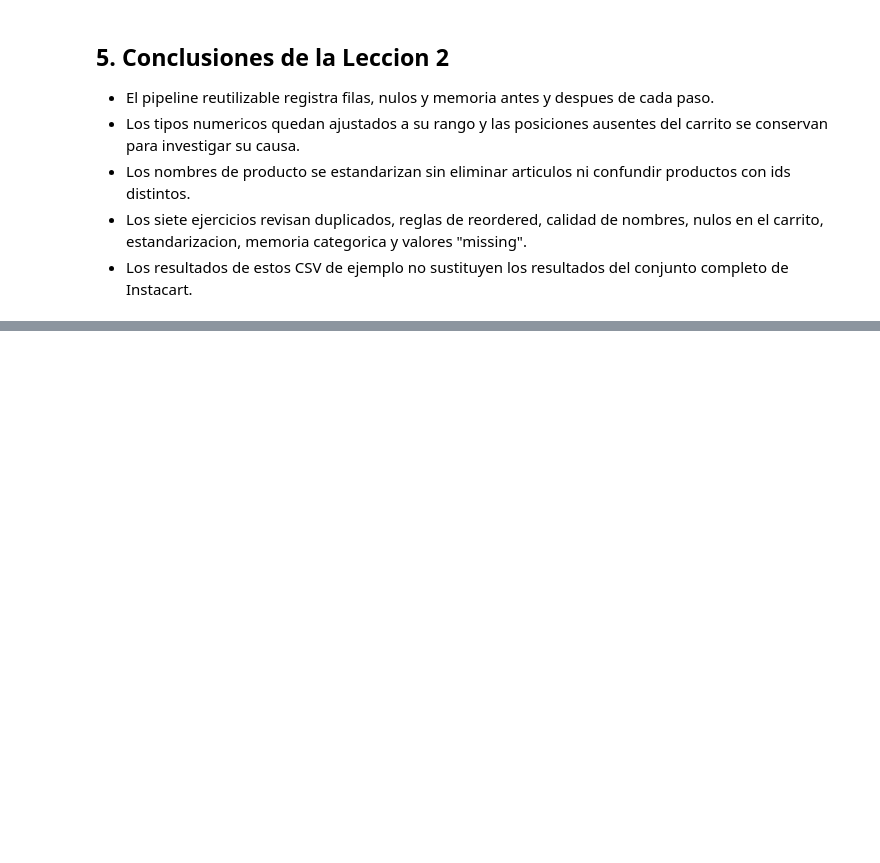
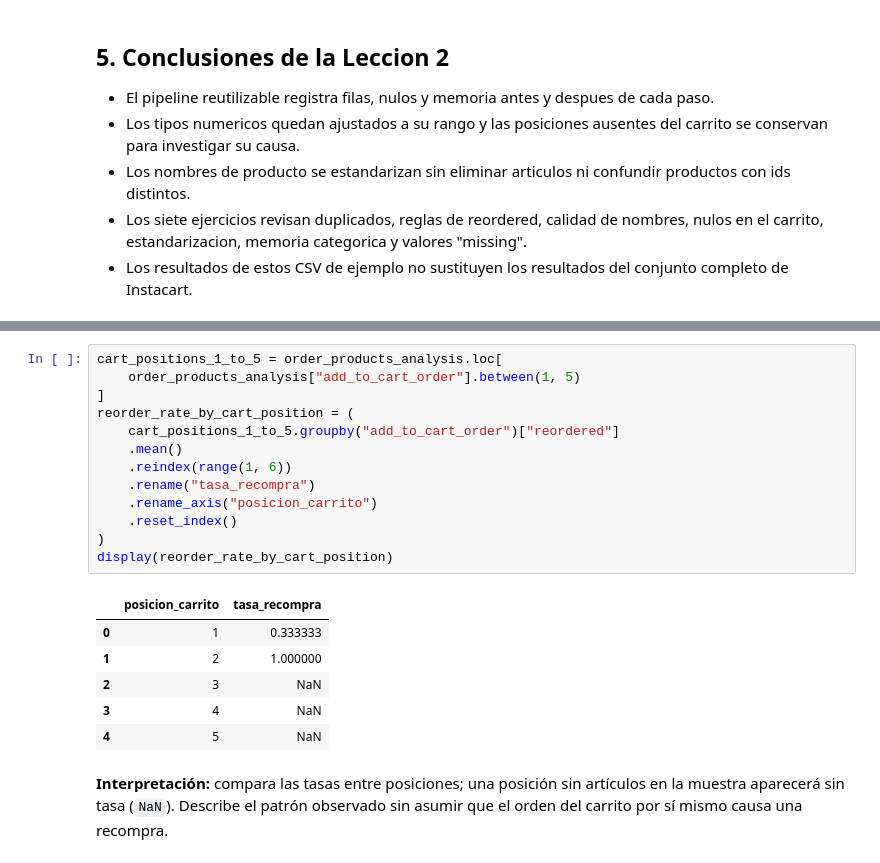
Before and after one commit to orozco231212/INSTARCARD_ANALISIS, a Jupyter notebook: instacart-analisis/notebooks/pandas_labs.ipynb, the cells around one changed output, grey strips where cells are left out. Drawn from its saved outputs; the diff is of its cells as text; blank space fills up the shorter version.

```diff
--- a/instacart-analisis/notebooks/pandas_labs.ipynb
+++ b/instacart-analisis/notebooks/pandas_labs.ipynb
@@ -541,0 +815,22 @@ La tabla original conserva sus valores: ['produce', 'dairy']
+# %%
+cart_positions_1_to_5 = order_products_analysis.loc[
+    order_products_analysis["add_to_cart_order"].between(1, 5)
+]
+reorder_rate_by_cart_position = (
+    cart_positions_1_to_5.groupby("add_to_cart_order")["reordered"]
+    .mean()
+    .reindex(range(1, 6))
+    .rename("tasa_recompra")
+    .rename_axis("posicion_carrito")
+    .reset_index()
+)
+display(reorder_rate_by_cart_position)
+# %% [output]
+|  | posicion_carrito | tasa_recompra |
+| 0 | 1 | 0.333333 |
+| 1 | 2 | 1.000000 |
+| 2 | 3 | NaN |
+| 3 | 4 | NaN |
+| 4 | 5 | NaN |
+# %% [markdown]
+**Interpretación:** compara las tasas entre posiciones; una posición sin artículos en la muestra aparecerá sin tasa (`NaN`). Describe el patrón observado sin asumir que el orden del carrito por sí mismo causa una recompra.
```
Also changed, not shown: parts of 35 cells of this notebook.
